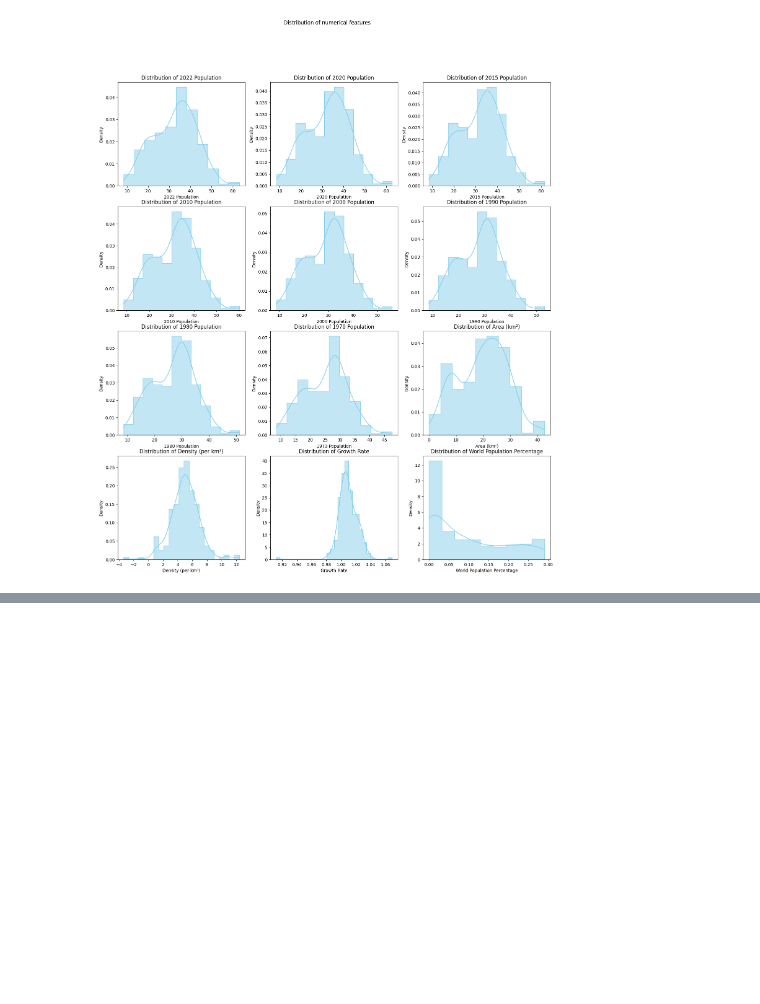
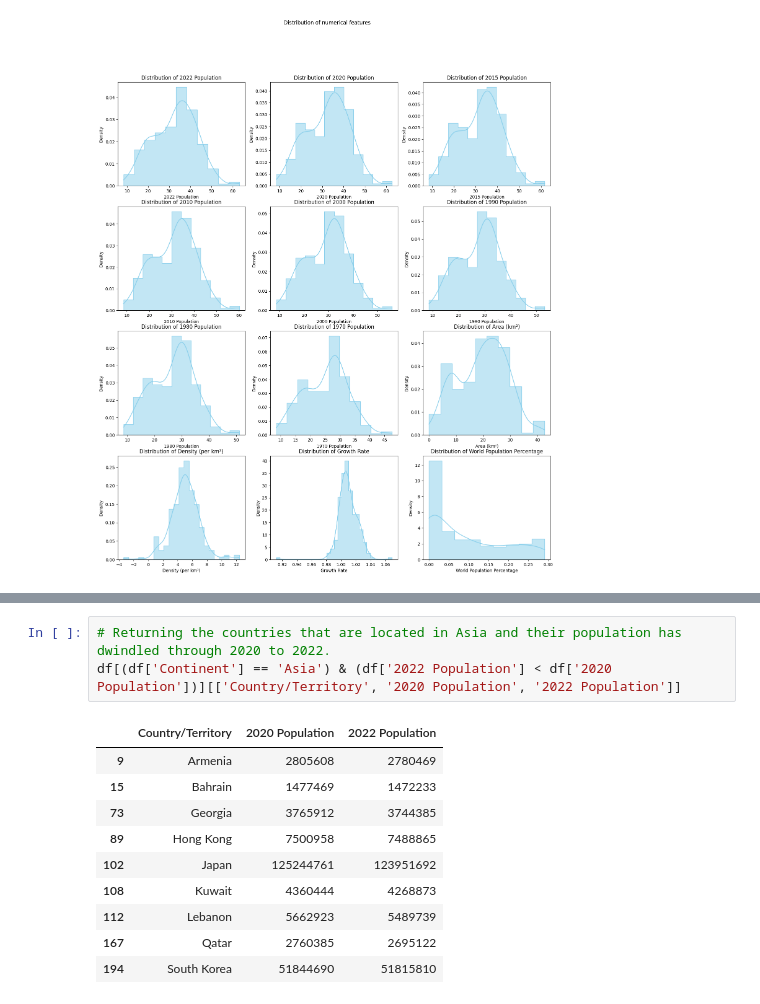
Before and after one commit to atareversei/data-science-playground, a Jupyter notebook: 01-working-with-data/02-world-population.ipynb, the cells around one changed output, grey strips where cells are left out. Drawn from its saved outputs; the diff is of its cells as text; blank space fills up the shorter version.

```diff
--- a/01-working-with-data/02-world-population.ipynb
+++ b/01-working-with-data/02-world-population.ipynb
@@ -163,0 +191,14 @@ visualize_numerical_distribution(skewHandledDf)
+# %%
+# Returning the countries that are located in Asia and their population has dwindled through 2020 to 2022.
+df[(df['Continent'] == 'Asia') & (df['2022 Population'] < df['2020 Population'])][['Country/Territory', '2020 Population', '2022 Population']]
+# %% [output]
+|  | Country/Territory | 2020 Population | 2022 Population |
+| 9 | Armenia | 2805608 | 2780469 |
+| 15 | Bahrain | 1477469 | 1472233 |
+| 73 | Georgia | 3765912 | 3744385 |
+| 89 | Hong Kong | 7500958 | 7488865 |
+| 102 | Japan | 125244761 | 123951692 |
+| 108 | Kuwait | 4360444 | 4268873 |
+| 112 | Lebanon | 5662923 | 5489739 |
+| 167 | Qatar | 2760385 | 2695122 |
+| 194 | South Korea | 51844690 | 51815810 |
```
Also changed, not shown: parts of 4 cells of this notebook.
